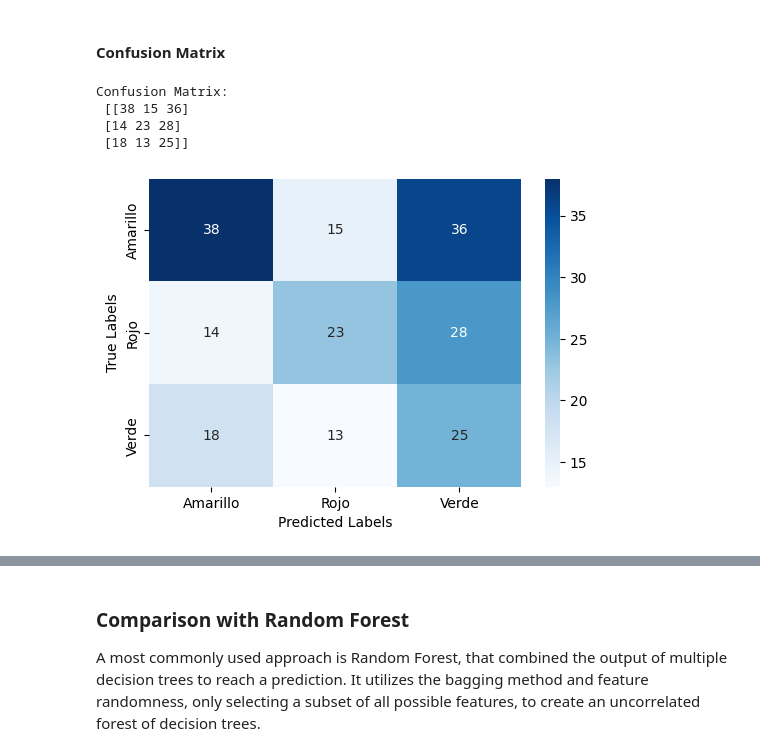
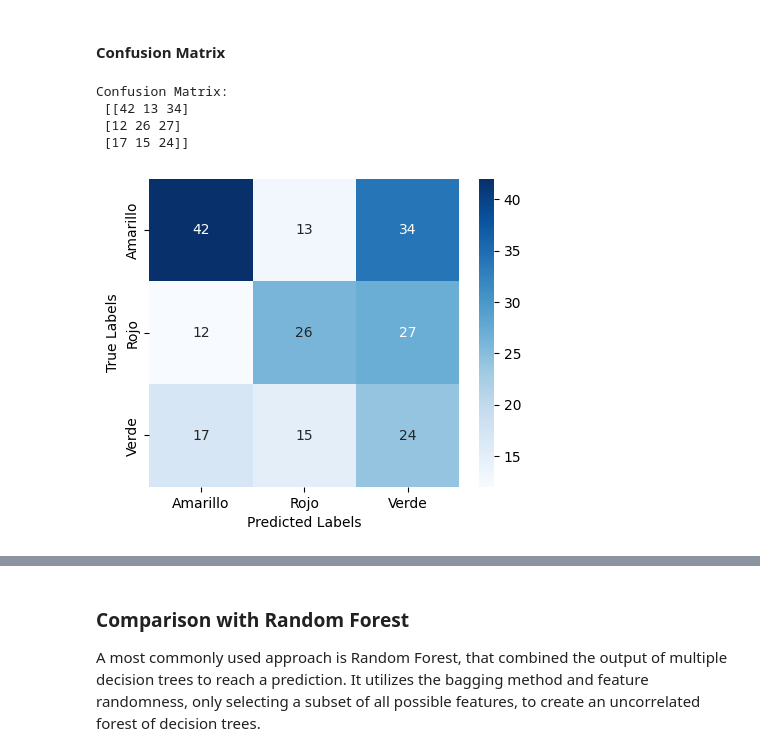
Before and after one commit to raqcoss/ML-water, a Jupyter notebook: self_learning.ipynb, the cells around one changed output, grey strips where cells are left out. Saved outputs shown, nothing was run; the diff lists cells and outputs as text; code cells hidden in the pictures.

```diff
--- a/self_learning.ipynb
+++ b/self_learning.ipynb
@@ -259,20 +261,20 @@ weighted avg       0.44      0.41      0.42       210
 # %%
 conf_matrix = confusion_matrix(y_test, ensemble_preds)
 
 print("Confusion Matrix:\n", conf_matrix)
 
-plt.figure(figsize=(6, 4))
+plt.figure(figsize=(5, 4))
 sns.heatmap(conf_matrix, annot=True, fmt="d", cmap="Blues", xticklabels=le.classes_, yticklabels=le.classes_)
 plt.xlabel("Predicted Labels")
 plt.ylabel("True Labels")
 #plt.title("Confusion Matrix - Semi-supervised Ensemble Model")
 plt.show()
 # %% [output]
 Confusion Matrix:
- [[38 15 36]
- [14 23 28]
- [18 13 25]]
+ [[42 13 34]
+ [12 26 27]
+ [17 15 24]]
-[figure, old version]
+[figure, new version]
 # %%
 #Trained data
 
```
Also changed, not shown: parts of 8 cells of this notebook.
